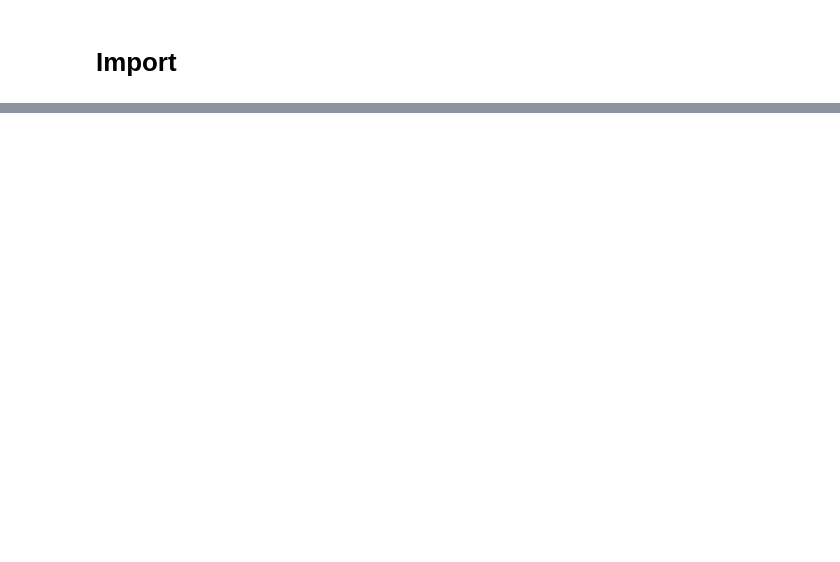
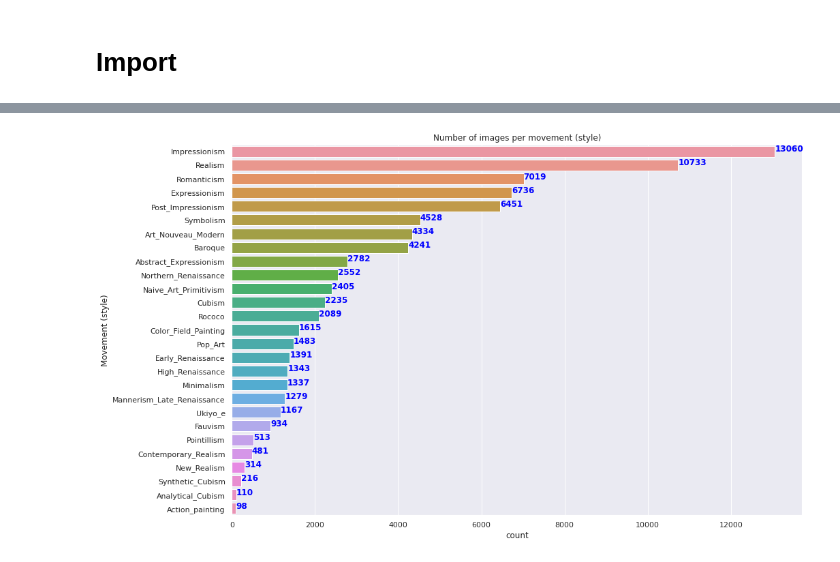
Before and after one commit to gregoirelafay/neural-art, a Jupyter notebook: notebooks/data_preparation.ipynb, the cells around one changed output, grey strips where cells are left out. Cells and saved outputs as stored; diff of their text form; code cells hidden in the pictures; blank space fills up the shorter version.

```diff
--- a/notebooks/data_preparation.ipynb
+++ b/notebooks/data_preparation.ipynb
@@ -101,0 +125,13 @@ genre = [i for i in os.listdir(csv_path + 'wikiart') if i != '.DS_Store']
+# %%
+fig, ax = plt.subplots(1,1,figsize=(15,10));
+sns.countplot(data=data, y="movement",
+              order = data['movement'].value_counts().index,
+              ax=ax);
+
+for i, v in enumerate(data["movement"].value_counts().values):
+    ax.text(v, i , str(v), color='blue', fontweight='bold')
+
+ax.set_title("Number of images per movement (style)");
+ax.set_ylabel("Movement (style)");
+# %% [output]
+[figure, added]
```
Also changed, not shown: parts of 19 cells of this notebook.
